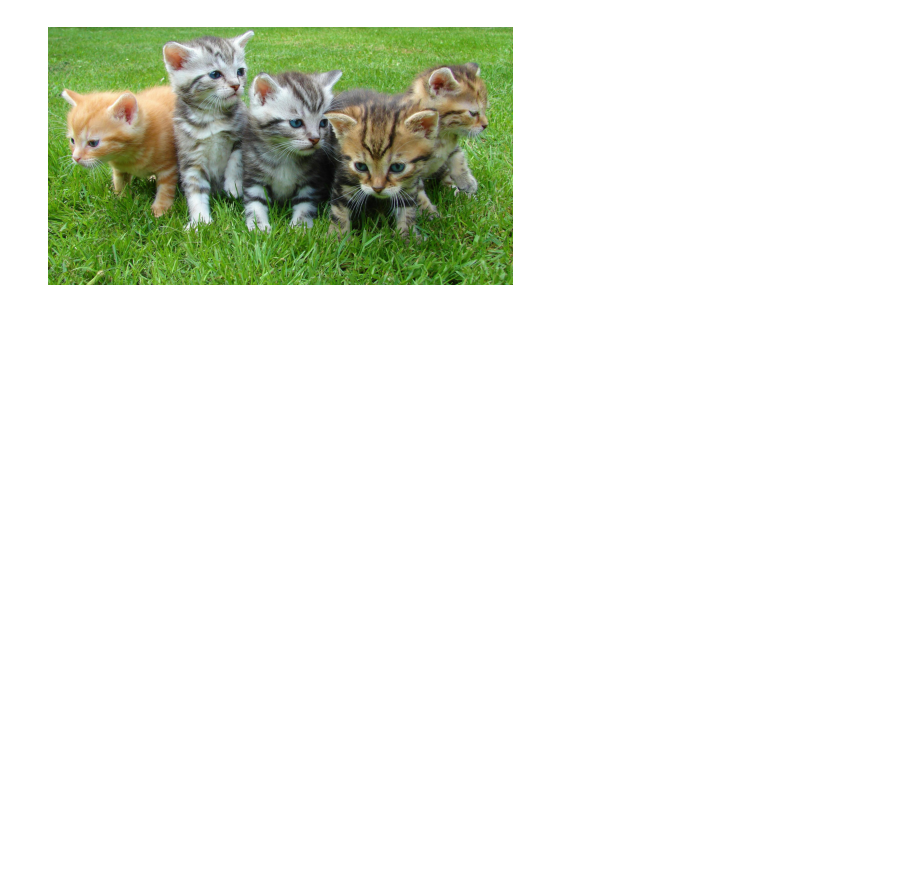
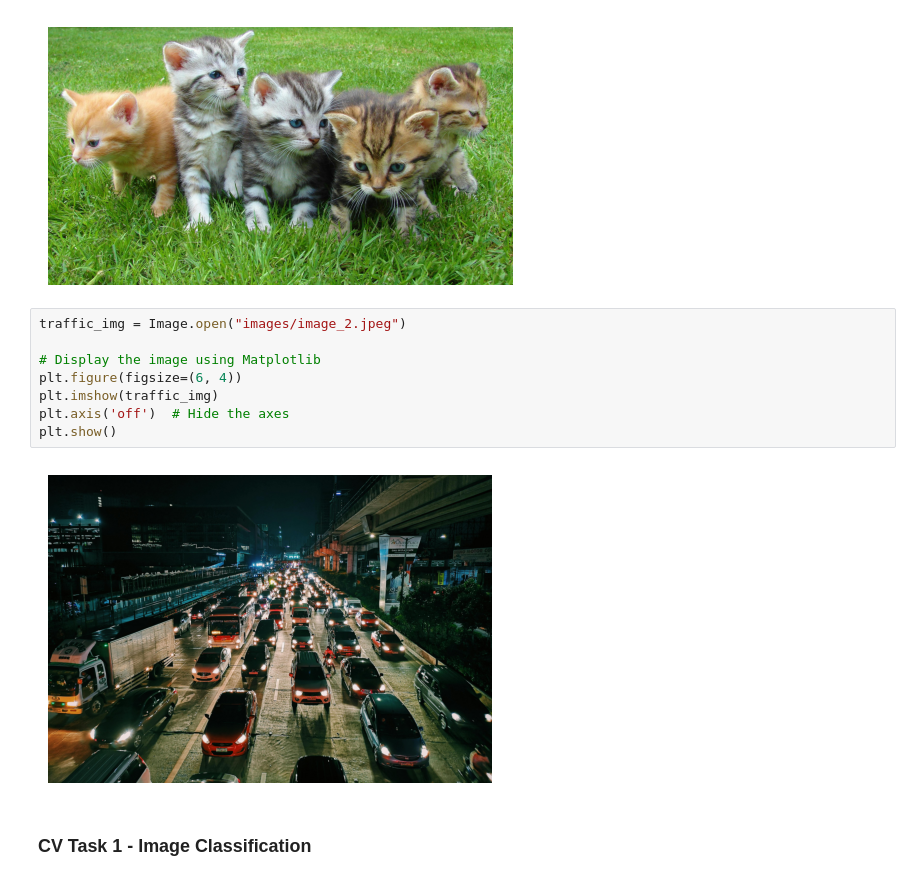
Before and after one commit to venkateshpabbati/Generative-AI-Scratch-2-Advance-By-ThatAIGuy, a Jupyter notebook: 5. HuggingFace Walkthrough/1. Introduction to HuggingFace/intro_to_huggingface.ipynb, the cells around one changed output. Saved outputs shown, nothing was run; the diff lists cells and outputs as text; blank space fills up the shorter version.

```diff
--- a/5. HuggingFace Walkthrough/1. Introduction to HuggingFace/intro_to_huggingface.ipynb
+++ b/5. HuggingFace Walkthrough/1. Introduction to HuggingFace/intro_to_huggingface.ipynb
@@ -475,3 +475,15 @@ plt.axis('off')  # Hide the axes
 plt.show()
 # %% [output]
 [figure]
+# %%
+traffic_img = Image.open("images/image_2.jpeg")
+
+# Display the image using Matplotlib
+plt.figure(figsize=(6, 4))
+plt.imshow(traffic_img)
+plt.axis('off')  # Hide the axes
+plt.show()
+# %% [output]
+[figure, added]
+# %% [markdown]
+### **CV Task 1 - Image Classification**
```
Also changed, not shown: parts of 10 cells of this notebook.
